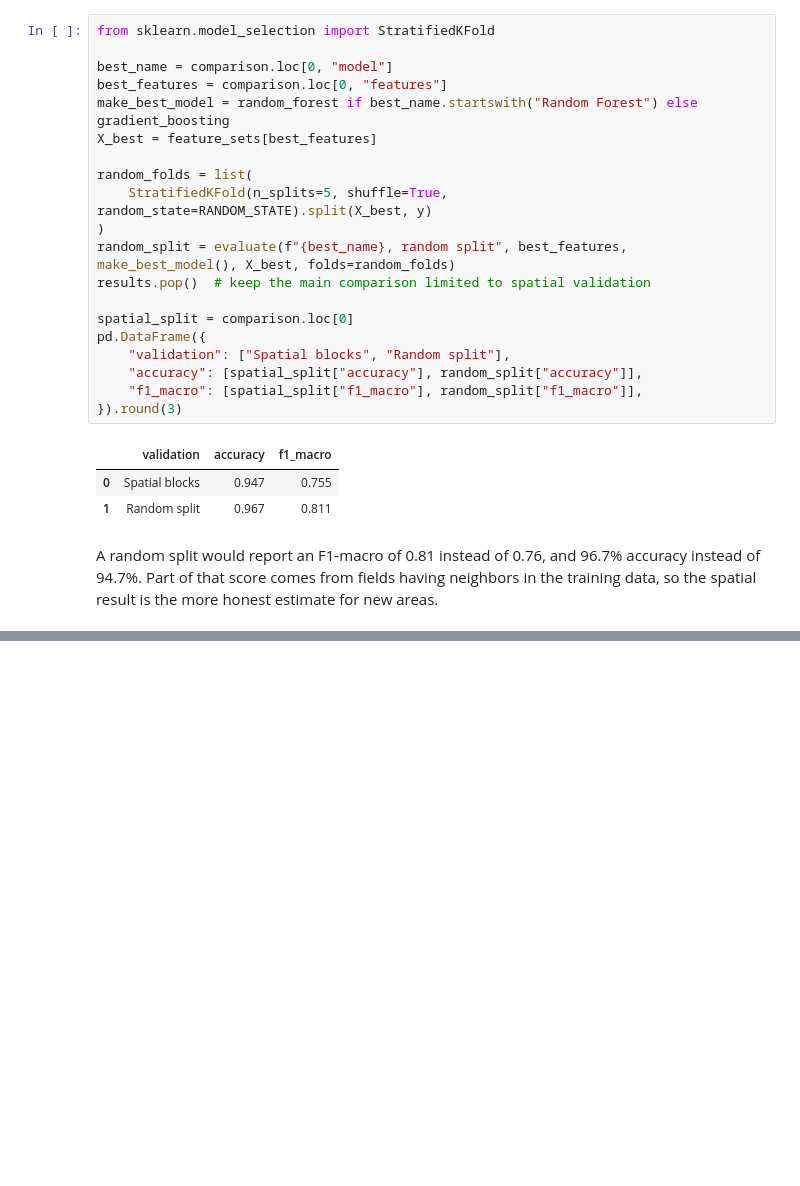
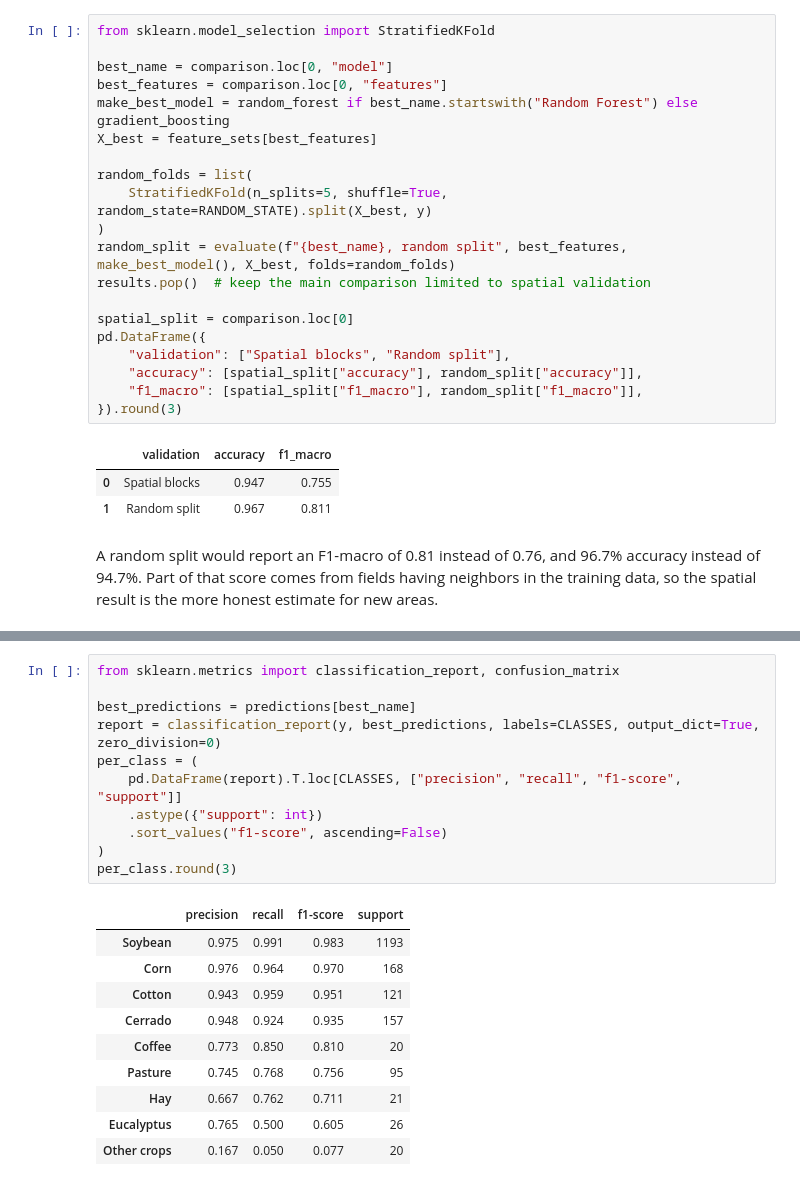
Before and after one commit to lucasmd30/crop-classification-sentinel2, a Jupyter notebook: crop_classification.ipynb, the cells around one changed output, grey strips where cells are left out. Cells and saved outputs as stored; diff of their text form; blank space fills up the shorter version.

```diff
--- a/crop_classification.ipynb
+++ b/crop_classification.ipynb
@@ -627,0 +634,22 @@ A random split would report an F1-macro of 0.81 instead of 0.76, and 96.7% accur
+# %%
+from sklearn.metrics import classification_report, confusion_matrix
+
+best_predictions = predictions[best_name]
+report = classification_report(y, best_predictions, labels=CLASSES, output_dict=True, zero_division=0)
+per_class = (
+    pd.DataFrame(report).T.loc[CLASSES, ["precision", "recall", "f1-score", "support"]]
+    .astype({"support": int})
+    .sort_values("f1-score", ascending=False)
+)
+per_class.round(3)
+# %% [output]
+|  | precision | recall | f1-score | support |
+| Soybean | 0.975 | 0.991 | 0.983 | 1193 |
+| Corn | 0.976 | 0.964 | 0.970 | 168 |
+| Cotton | 0.943 | 0.959 | 0.951 | 121 |
+| Cerrado | 0.948 | 0.924 | 0.935 | 157 |
+| Coffee | 0.773 | 0.850 | 0.810 | 20 |
+| Pasture | 0.745 | 0.768 | 0.756 | 95 |
+| Hay | 0.667 | 0.762 | 0.711 | 21 |
+| Eucalyptus | 0.765 | 0.500 | 0.605 | 26 |
+| Other crops | 0.167 | 0.050 | 0.077 | 20 |
```
Also changed, not shown: parts of 4 cells of this notebook.
